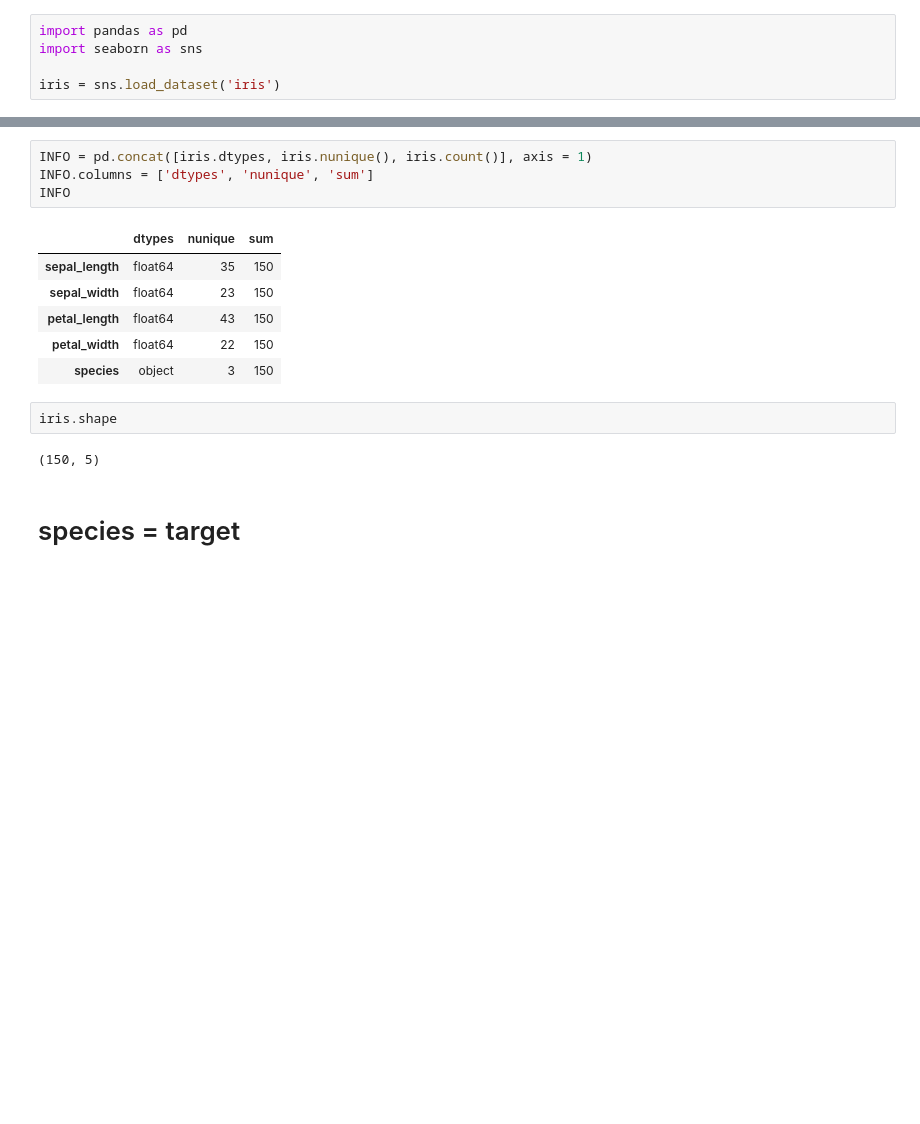
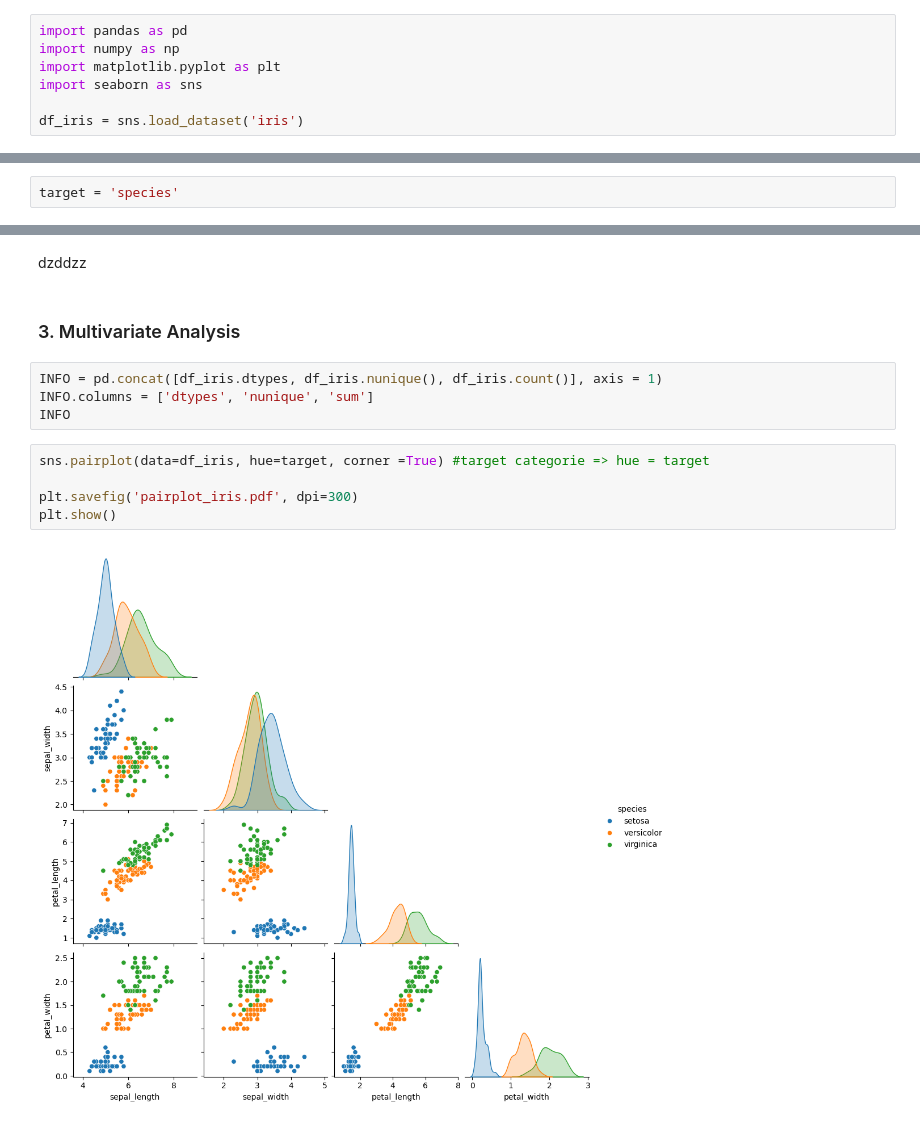
Before and after one commit to rmarbaix/EDA-Iris, a Jupyter notebook: iris start.ipynb, the cells around one changed output, grey strips where cells are left out. Drawn from its saved outputs; the diff is of its cells as text; blank space fills up the shorter version.

```diff
--- a/iris start.ipynb
+++ b/iris start.ipynb
@@ -1,5 +25,7 @@
 # %%
 import pandas as pd
+import numpy as np
+import matplotlib.pyplot as plt
 import seaborn as sns
 
-iris = sns.load_dataset('iris')
+df_iris = sns.load_dataset('iris')
@@ -65,0 +66,2 @@ Name: count, dtype: int64
+# %%
+target = 'species'
@@ -66,17 +129,15 @@ Name: count, dtype: int64
+# %% [markdown]
+dzddzz
+# %% [markdown]
+### 3. Multivariate Analysis
 # %%
-INFO = pd.concat([iris.dtypes, iris.nunique(), iris.count()], axis = 1)
+INFO = pd.concat([df_iris.dtypes, df_iris.nunique(), df_iris.count()], axis = 1)
 INFO.columns = ['dtypes', 'nunique', 'sum']
 INFO
-# %% [output]
-|  | dtypes | nunique | sum |
-| sepal_length | float64 | 35 | 150 |
-| sepal_width | float64 | 23 | 150 |
-| petal_length | float64 | 43 | 150 |
-| petal_width | float64 | 22 | 150 |
-| species | object | 3 | 150 |
-# %%
-iris.shape
-# %% [output]
-(150, 5)
-# %% [markdown]
-# species = target
+# %%
+sns.pairplot(data=df_iris, hue=target, corner =True) #target categorie => hue = target
+
+plt.savefig('pairplot_iris.pdf', dpi=300)
+plt.show()
+# %% [output]
+[figure, added]
```
Also changed, not shown: parts of 31 cells of this notebook.
